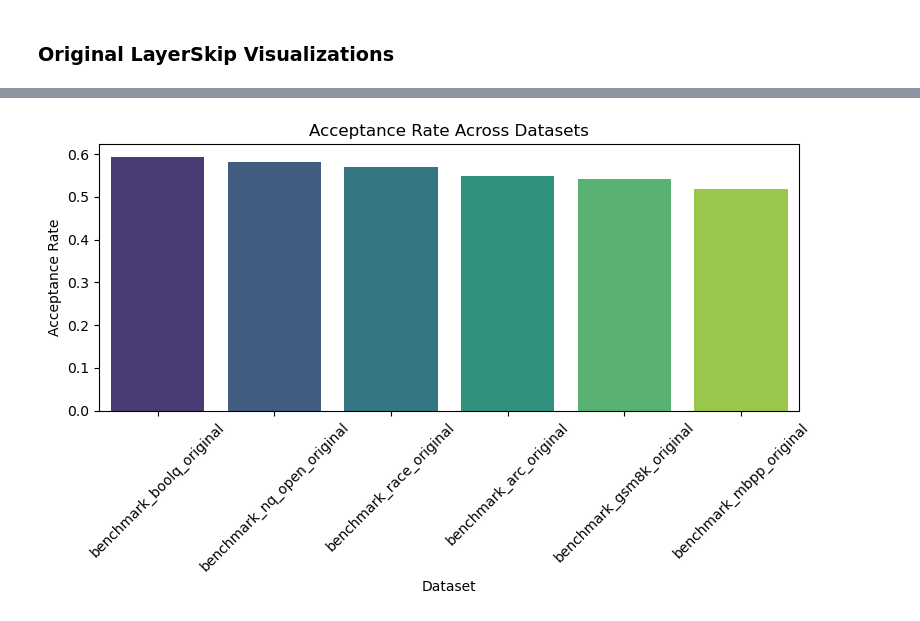
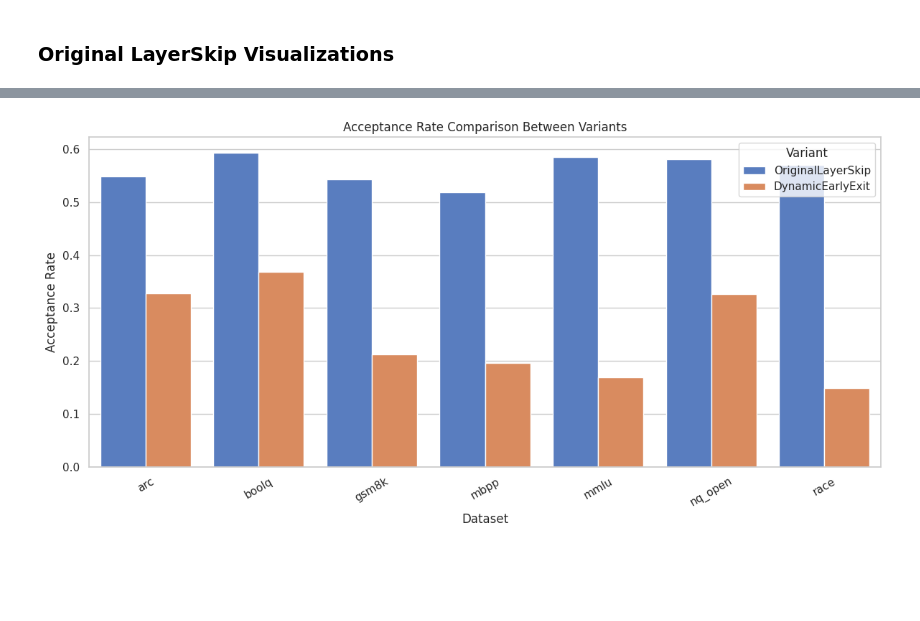
Before and after one commit to radroof22/cs7643-project-skiplayer, a Jupyter notebook: LayerSkip/logs/result_visualization.ipynb, the cells around one changed output, grey strips where cells are left out. Cells and saved outputs as stored; diff of their text form; code cells hidden in the pictures; blank space fills up the shorter version.

Commit message:
Updated visualization to compare across model implementations

```diff
--- a/LayerSkip/logs/result_visualization.ipynb
+++ b/LayerSkip/logs/result_visualization.ipynb
@@ -9,39 +9,65 @@ import re
 import pandas as pd
 import matplotlib.pyplot as plt
 import seaborn as sns
-
-paths = glob.glob('OriginalLayerSkip/*.json')
-
-metrics_list = []
-
-for path in paths:
-    with open(path, 'r') as f:
-        content = f.read()
-
-    json_objects = re.findall(r'\{.*?\}(?=\{|\Z)', content, flags=re.DOTALL)
-    parsed_data = [json.loads(obj) for obj in json_objects]
-
-    metrics = parsed_data[-1]
-
-    data = {
-        "dataset": path.split('/')[-1].replace('.json', ''),
-        "acceptance_rate": metrics["acceptance_rate"]["mean"],
-        "time_per_token": metrics["time_per_token"]["mean"],
-        "tokens_per_second": metrics["tokens_per_second"]["mean"],
-    }
-    metrics_list.append(data)
-
-df = pd.DataFrame(metrics_list)
+import numpy as np
 
 metrics_to_plot = ["acceptance_rate", "time_per_token", "tokens_per_second"]
 
+# Step 2: Function to load JSON files
+def load_benchmarks(path_pattern, label):
+    files = glob.glob(path_pattern)
+    results = []
+
+    for file_path in sorted(files):
+        with open(file_path, 'r') as f:
+            content = f.read()
+
+        json_objects = re.findall(r'\{.*?\}(?=\{|\Z)', content, flags=re.DOTALL)
+        parsed_data = [json.loads(obj) for obj in json_objects]
+
+        metrics = parsed_data[-1]
+
+        filename = file_path.split('/')[-1].replace('.json', '')
+        dataset = re.sub(r'benchmark_(.*?)_(original|dynamicearlyexit)', r'\1', filename)
+
+        result = {
+            "dataset": dataset,
+            "variant": label,
+            "acceptance_rate": metrics["acceptance_rate"]["mean"],
+            "time_per_token": metrics["time_per_token"]["mean"],
+            "tokens_per_second": metrics["tokens_per_second"]["mean"],
+        }
+        results.append(result)
+
+    return results
+
+original_results = load_benchmarks('OriginalLayerSkip/*.json', label='OriginalLayerSkip')
+dynamic_results = load_benchmarks('DynamicEarlyExit/*.json', label='DynamicEarlyExit')
+
+df = pd.DataFrame(original_results + dynamic_results)
+
+sns.set_theme(style="whitegrid")
+
 for metric in metrics_to_plot:
-    plt.figure(figsize=(8, 5))
-    sns.barplot(data=df, x="dataset", y=metric, palette="viridis")
-    plt.title(f'{metric.replace("_", " ").title()} Across Datasets')
+    plt.figure(figsize=(12, 6))
+
+    order = sorted(df['dataset'].unique())
+
+    sns.barplot(
+        data=df,
+        x="dataset",
+        y=metric,
+        hue="variant",
+        order=order,
+        palette="muted"
+    )
+
+    plt.title(f'{metric.replace("_", " ").title()} Comparison Between Variants')
     plt.ylabel(metric.replace("_", " ").title())
     plt.xlabel('Dataset')
-    plt.xticks(rotation=45)
+    plt.xticks(rotation=30)
+
+    plt.legend(title="Variant")
     plt.tight_layout()
     plt.show()
 # %% [output]
@@ -51 +74 @@ Passing `palette` without assigning `hue` is deprecated and will be removed in v
-[figure, old version]
+[figure, new version]
```
Also changed, not shown: parts of 1 cell of this notebook, 2 other files.
